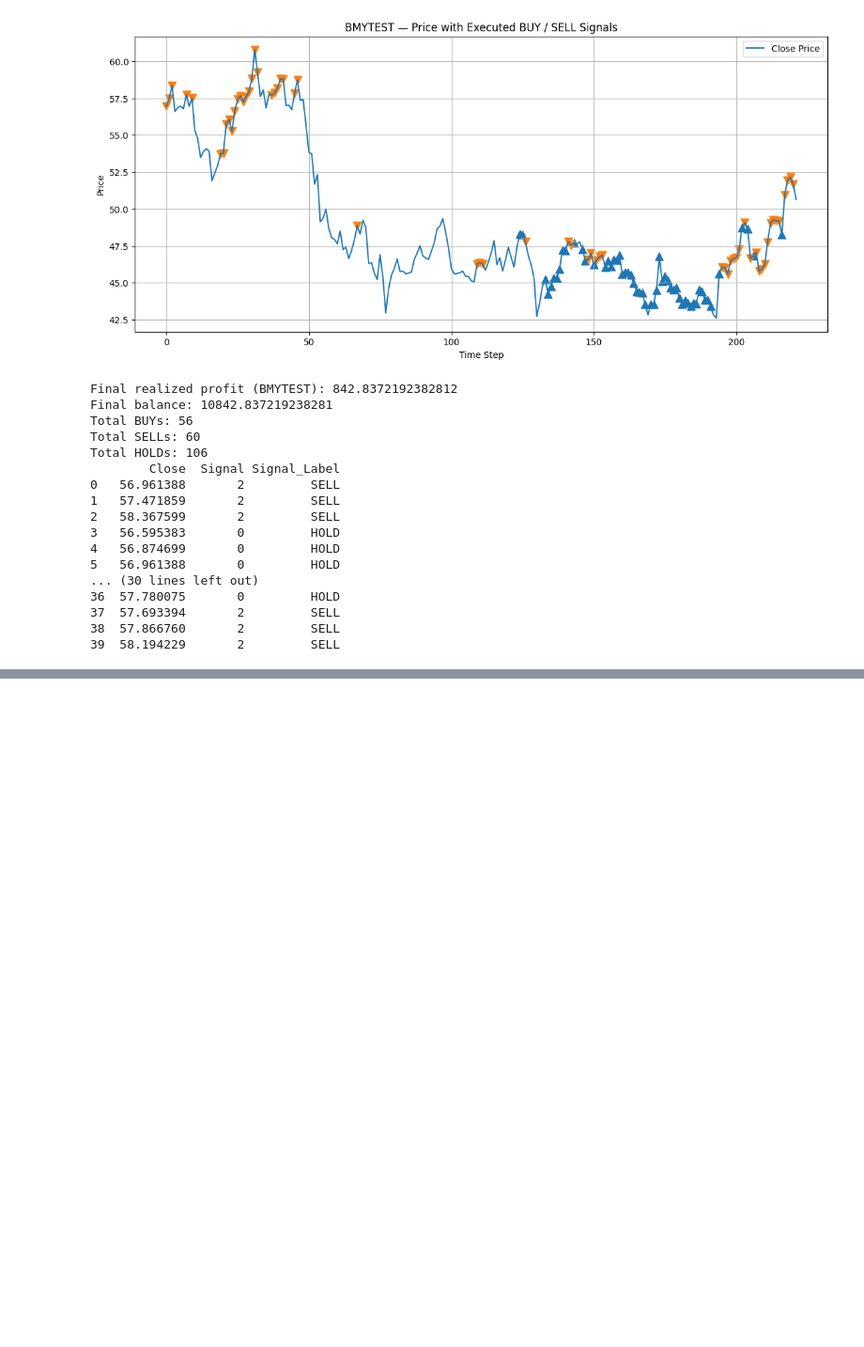
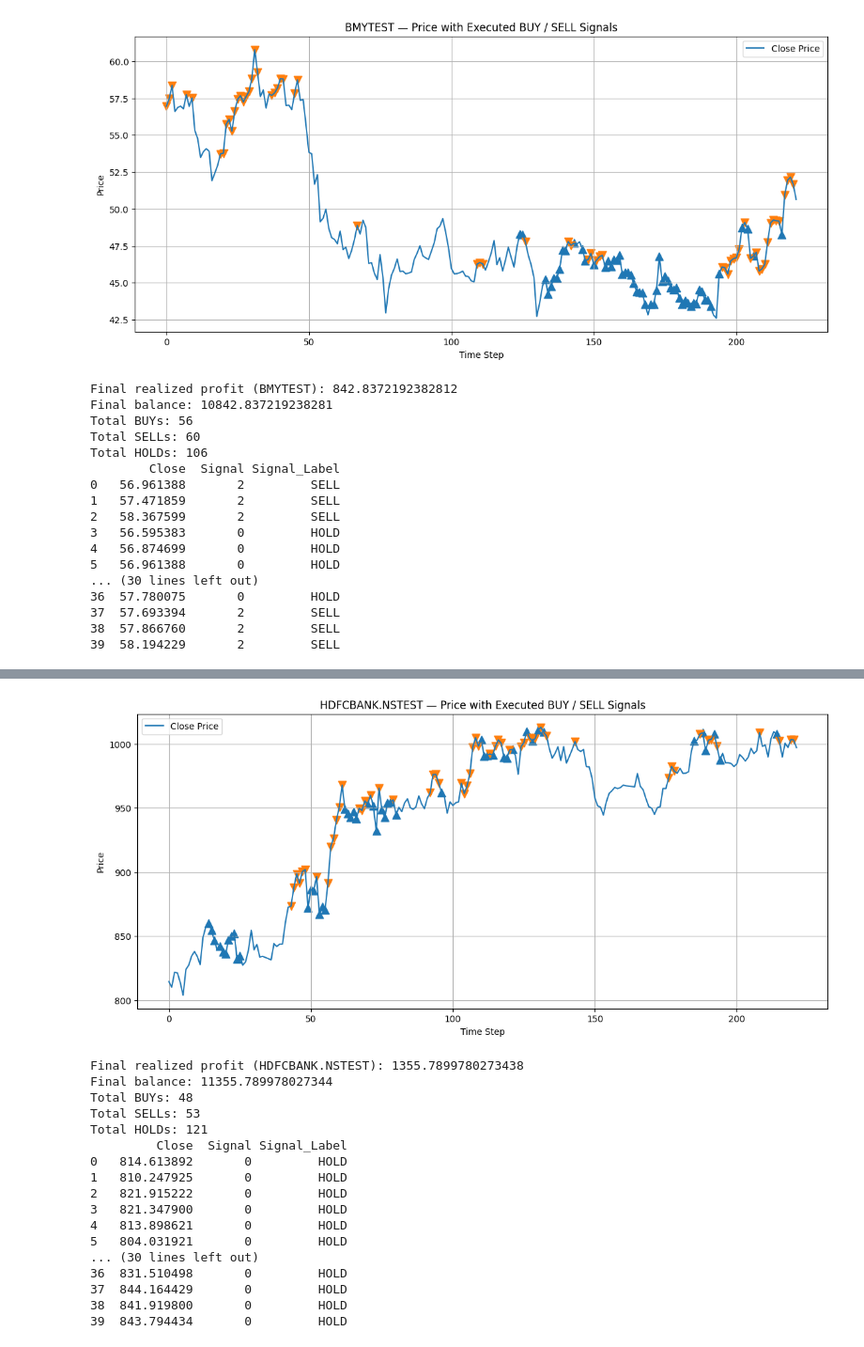
Before and after one commit to tushar913gupta-svg/stock-trading-models, a Jupyter notebook: buy_or_sell.ipynb, the cells around one changed output, grey strips where cells are left out. Shown at 94% size. Saved outputs shown, nothing was run; the diff lists cells and outputs as text; code cells hidden in the pictures; blank space fills up the shorter version.

```diff
--- a/buy_or_sell.ipynb
+++ b/buy_or_sell.ipynb
@@ -1187,0 +1282,23 @@ agent.actor.save('models/pharma_stocks.keras')
+# %%
+actor = tf.keras.models.load_model("models/finance_stocks_in.keras")
+
+test("HDFCBANK.NSTEST", actor)
+# %% [output]
+[figure, added]
+Final realized profit (HDFCBANK.NSTEST): 1355.7899780273438
+Final balance: 11355.789978027344
+Total BUYs: 48
+Total SELLs: 53
+Total HOLDs: 121
+         Close  Signal Signal_Label
+0   814.613892       0         HOLD
+1   810.247925       0         HOLD
+2   821.915222       0         HOLD
+3   821.347900       0         HOLD
+4   813.898621       0         HOLD
+5   804.031921       0         HOLD
+... (30 lines left out)
+36  831.510498       0         HOLD
+37  844.164429       0         HOLD
+38  841.919800       0         HOLD
+39  843.794434       0         HOLD
```
Also changed, not shown: parts of 33 cells of this notebook, 6 other files.
